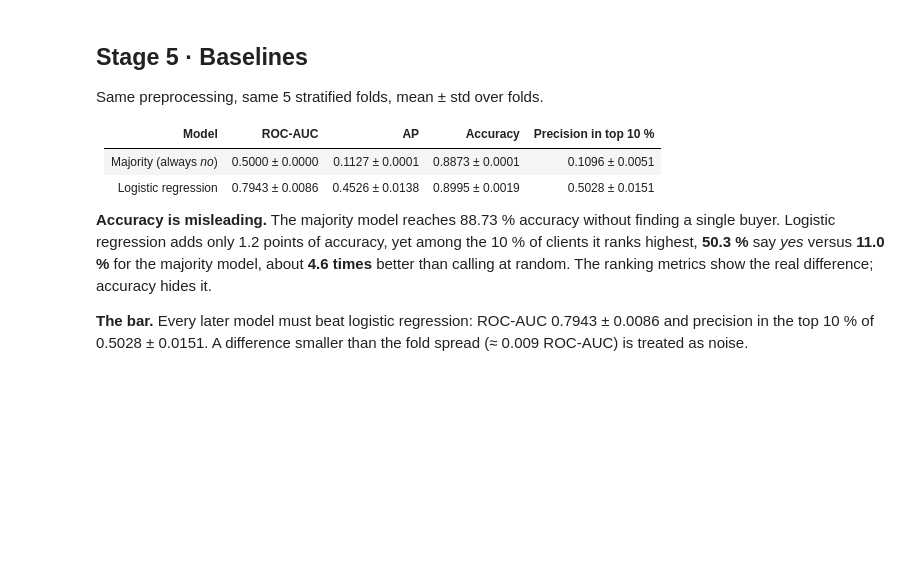
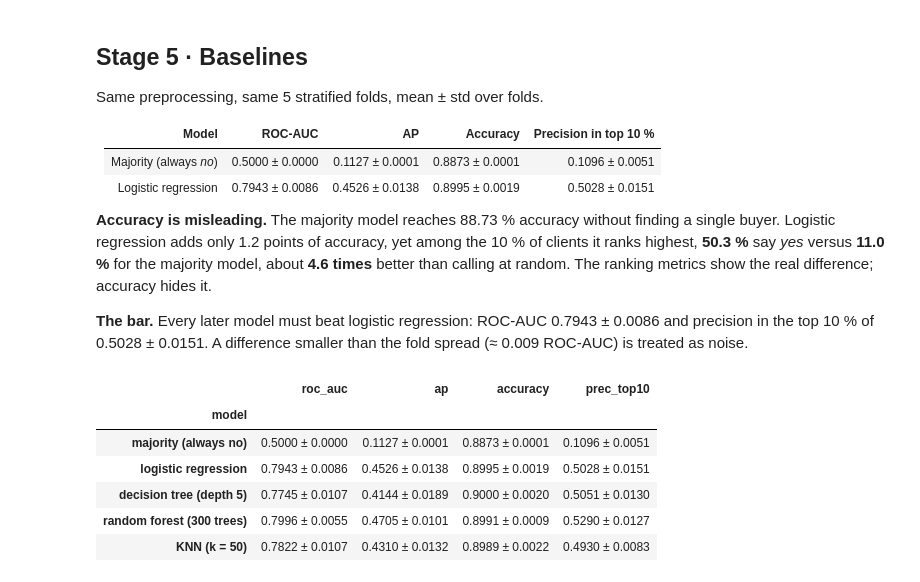
Before and after one commit to ayazhanaisan-prog/aisan_ML_task_3, a Jupyter notebook: aisan_ML_task_3.ipynb, the cells around one changed output. Drawn from its saved outputs; the diff is of its cells as text; code cells hidden in the pictures; blank space fills up the shorter version.

Commit message:
Stage 6: three model families

```diff
--- a/aisan_ML_task_3.ipynb
+++ b/aisan_ML_task_3.ipynb
@@ -385,3 +385,27 @@ Same preprocessing, same 5 stratified folds, mean ± std over folds.
 **Accuracy is misleading.** The majority model reaches 88.73 % accuracy without finding a single buyer. Logistic regression adds only 1.2 points of accuracy, yet among the 10 % of clients it ranks highest, **50.3 %** say *yes* versus **11.0 %** for the majority model, about **4.6 times** better than calling at random. The ranking metrics show the real difference; accuracy hides it.
 
 **The bar.** Every later model must beat logistic regression: ROC-AUC 0.7943 ± 0.0086 and precision in the top 10 % of 0.5028 ± 0.0151. A difference smaller than the fold spread (≈ 0.009 ROC-AUC) is treated as noise.
+# %%
+from sklearn.tree import DecisionTreeClassifier
+from sklearn.ensemble import RandomForestClassifier
+from sklearn.neighbors import KNeighborsClassifier
+
+rows += [
+    evaluate("decision tree (depth 5)",
+             DecisionTreeClassifier(max_depth=5, random_state=SEED)),
+    evaluate("random forest (300 trees)",
+             RandomForestClassifier(n_estimators=300, min_samples_leaf=5,
+                                    n_jobs=-1, random_state=SEED)),
+    evaluate("KNN (k = 50)",
+             KNeighborsClassifier(n_neighbors=50)),
+]
+summary = pd.DataFrame(rows).set_index("model")
+summary
+# %% [output]
+|  | roc_auc | ap | accuracy | prec_top10 |
+| model |  |  |  |  |
+| majority (always no) | 0.5000 ± 0.0000 | 0.1127 ± 0.0001 | 0.8873 ± 0.0001 | 0.1096 ± 0.0051 |
+| logistic regression | 0.7943 ± 0.0086 | 0.4526 ± 0.0138 | 0.8995 ± 0.0019 | 0.5028 ± 0.0151 |
+| decision tree (depth 5) | 0.7745 ± 0.0107 | 0.4144 ± 0.0189 | 0.9000 ± 0.0020 | 0.5051 ± 0.0130 |
+| random forest (300 trees) | 0.7996 ± 0.0055 | 0.4705 ± 0.0101 | 0.8991 ± 0.0009 | 0.5290 ± 0.0127 |
+| KNN (k = 50) | 0.7822 ± 0.0107 | 0.4310 ± 0.0132 | 0.8989 ± 0.0022 | 0.4930 ± 0.0083 |
```
